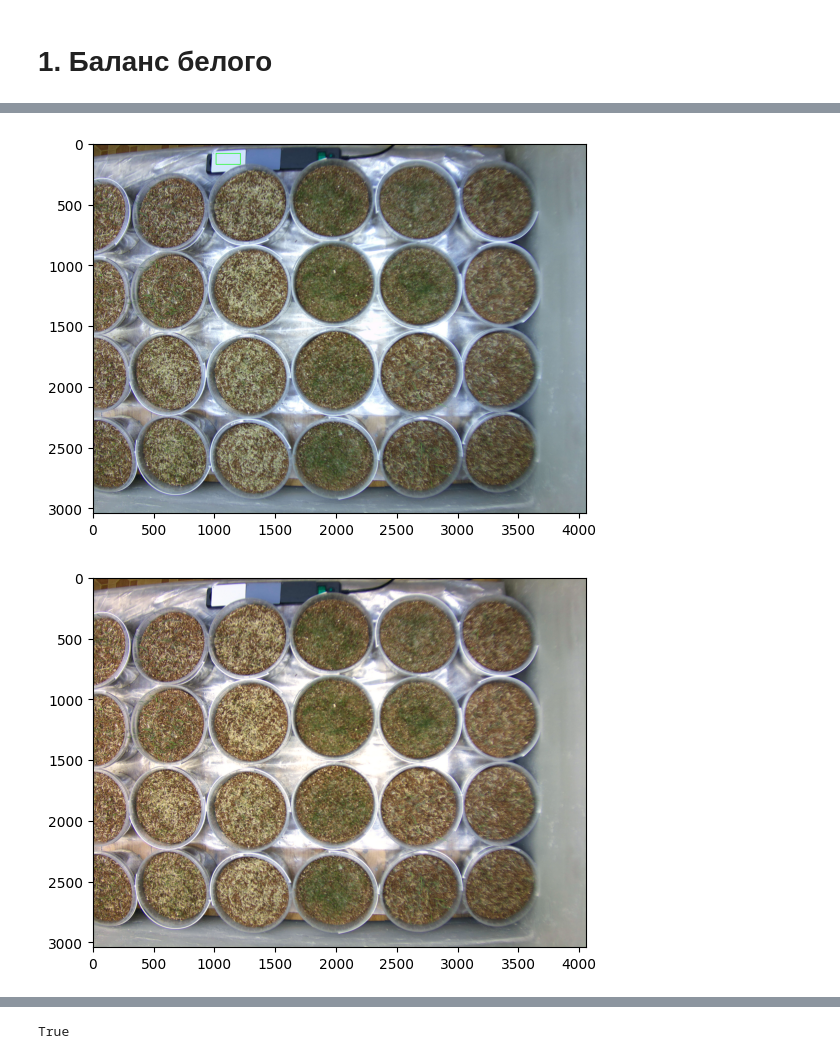
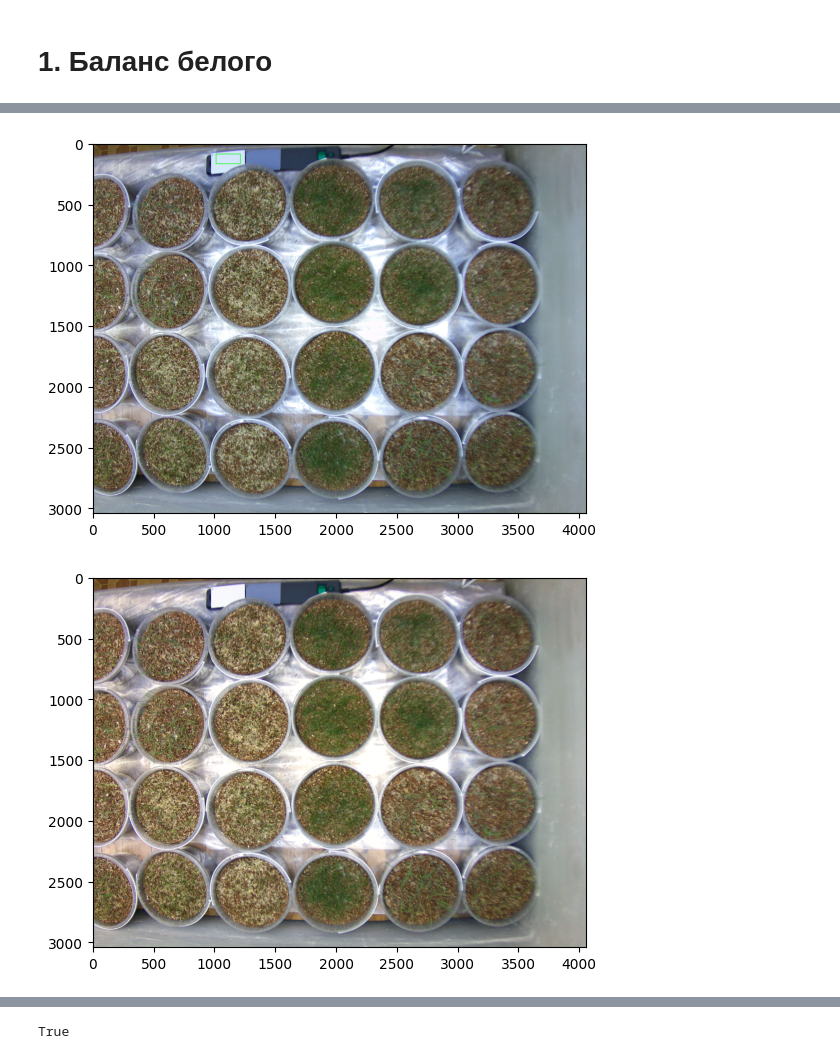
Before and after one commit to Madoxx21/PhenoPi, a Jupyter notebook: Phenotyping Pipeline.ipynb, the cells around one changed output, grey strips where cells are left out. Drawn from its saved outputs; the diff is of its cells as text; code cells hidden in the pictures.

Commit message:
Add Visualization

```diff
--- a/Phenotyping Pipeline.ipynb
+++ b/Phenotyping Pipeline.ipynb
@@ -50,12 +62,12 @@ img, path, filename = pcv.readimage(filename=args.image1)
 # %%
 # Set global debug behavior to None (default), "print" (to file), or "plot" (Jupyter Notebooks or X11)
 pcv.params.debug = "plot"
 
 # Corrects image based on color standard and stores output as corrected_img
-corrected_img = pcv.white_balance(img=img, mode='hist', roi=[1010, 85, 200, 90])
+corrected_img = pcv.white_balance(img=img, mode='hist', roi=[1010, 90, 200, 80])
 # %% [output]
-[figure, old version]
+[figure, new version]
-[figure, old version]
+[figure, new version]
 # %%
 resized_img = cv2.resize(corrected_img, (0, 0), fx=0.25, fy=0.25)
 cropped_img = resized_img[25:, 70:950]
```
Also changed, not shown: parts of 46 cells of this notebook.
